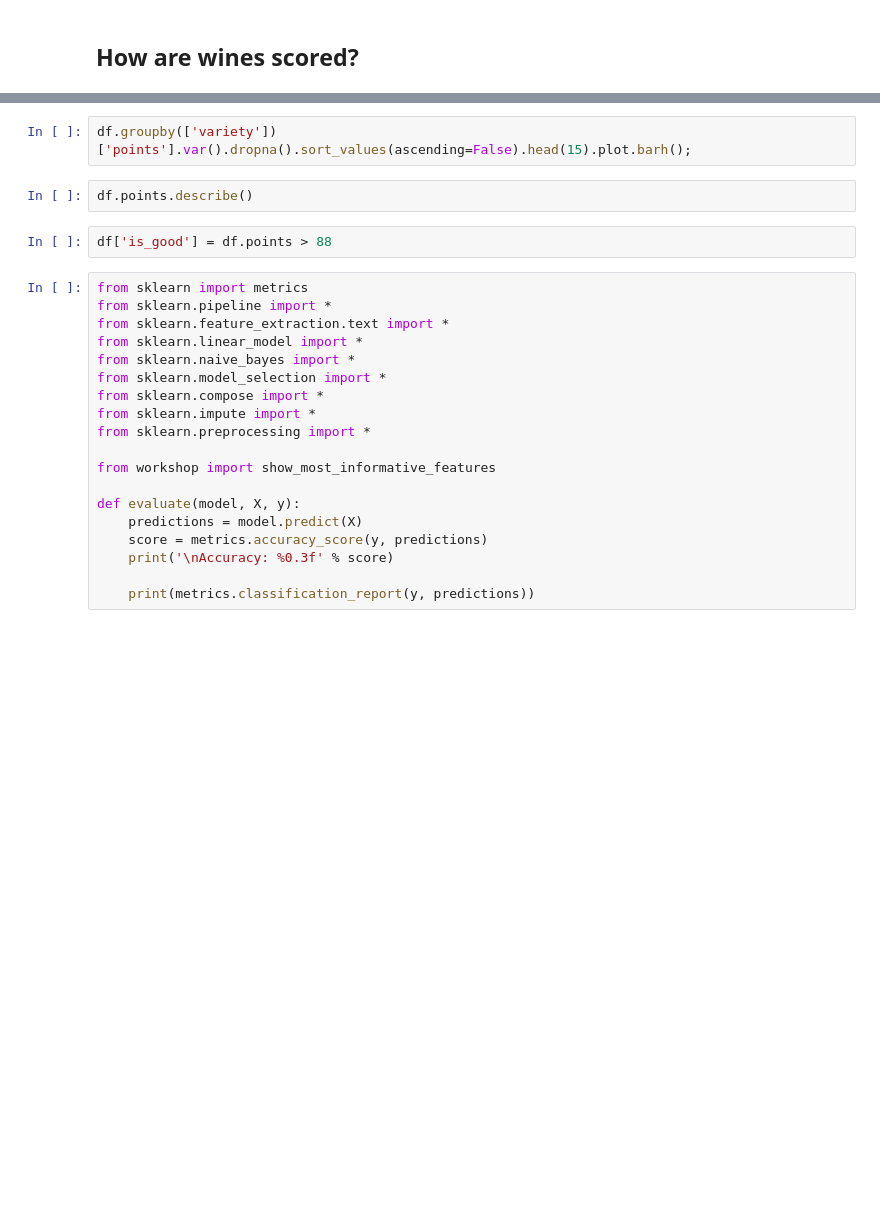
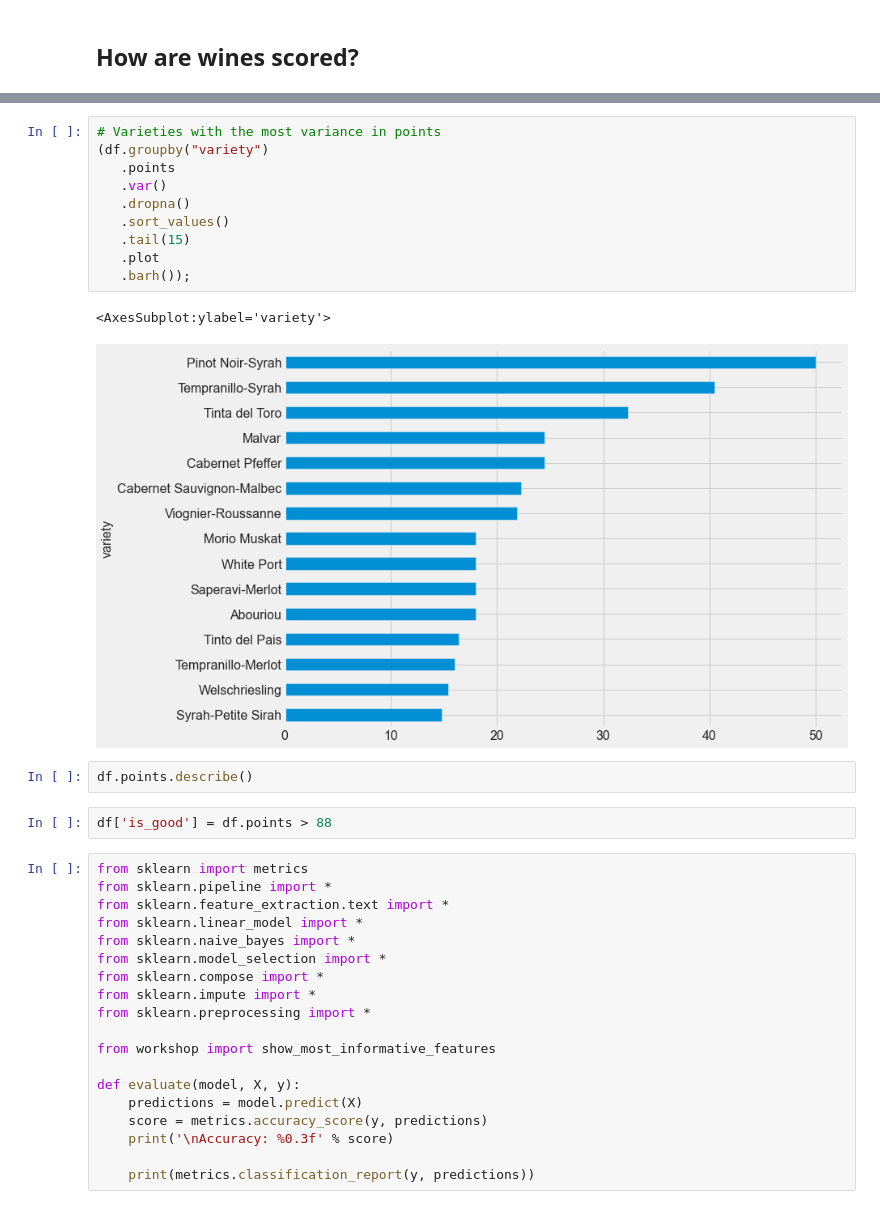
Before and after one commit to mtaron/sommelier.ai, a Jupyter notebook: sommelier.ipynb, the cells around one changed output, grey strips where cells are left out. Saved outputs shown, nothing was run; the diff lists cells and outputs as text; blank space fills up the shorter version.

```diff
--- a/sommelier.ipynb
+++ b/sommelier.ipynb
@@ -102,5 +500,16 @@ get_favs("Virginie Boone").head(30)
 # %%
-df.groupby(['variety'])['points'].var().dropna().sort_values(ascending=False).head(15).plot.barh();
+# Varieties with the most variance in points
+(df.groupby("variety")
+   .points
+   .var()
+   .dropna()
+   .sort_values()
+   .tail(15)
+   .plot
+   .barh());
+# %% [output]
+<AxesSubplot:ylabel='variety'>
+[figure, added]
 # %%
 df.points.describe()
 # %%
```
Also changed, not shown: parts of 60 cells of this notebook, 2 other files.
